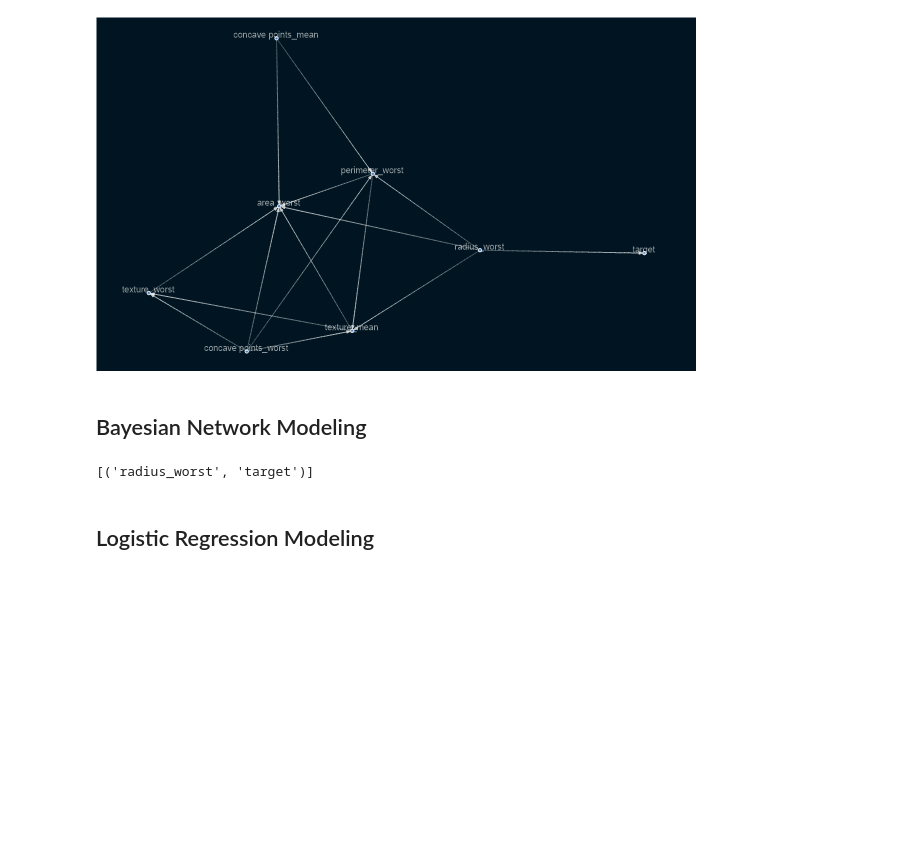
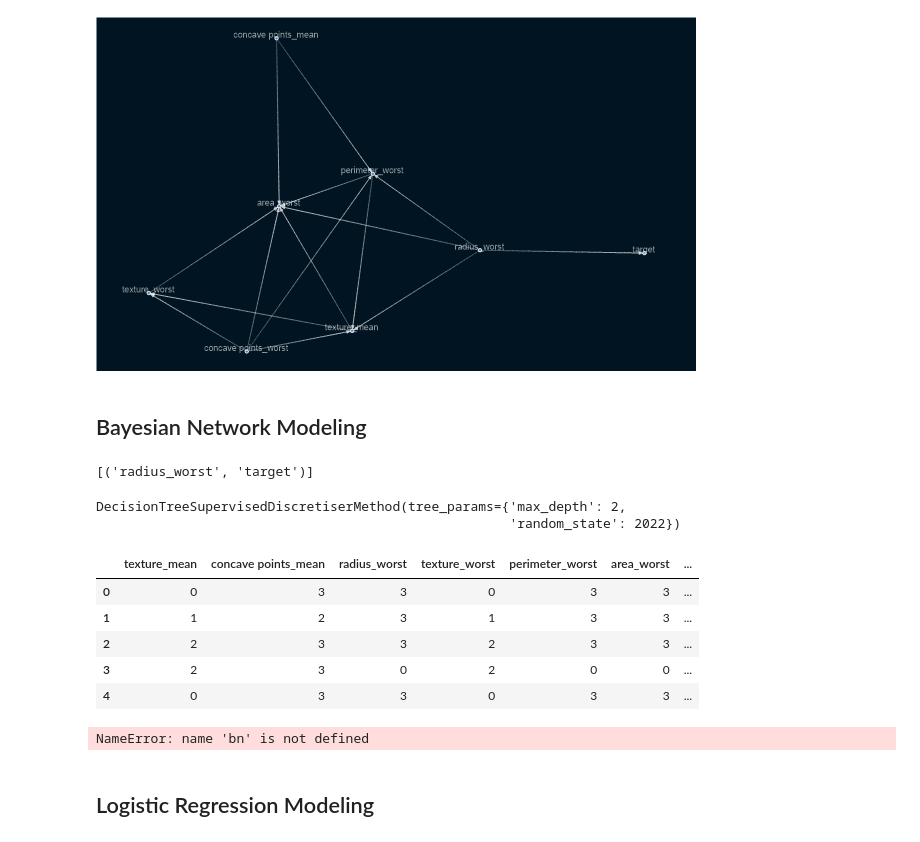
Before and after one commit to benbel376/causal_graph, a Jupyter notebook: notebooks/modeling.ipynb, the cells around one changed output. Cells and saved outputs as stored; diff of their text form; code cells hidden in the pictures; blank space fills up the shorter version.

```diff
--- a/notebooks/modeling.ipynb
+++ b/notebooks/modeling.ipynb
@@ -252,5 +252,53 @@ blanket = sm_n.get_markov_blanket('target')
 print(blanket.edges)
 # %% [output]
 [('radius_worst', 'target')]
+# %%
+from causalnex.discretiser.discretiser_strategy import (
+    DecisionTreeSupervisedDiscretiserMethod,
+)
+tree_discretiser = DecisionTreeSupervisedDiscretiserMethod(
+    mode="single",
+    tree_params={"max_depth": 2, "random_state": 2022},
+)
+tree_discretiser.fit(
+    feat_names=selected_feat,
+    dataframe=pure_df,
+    target_continuous=True,
+    target="target",
+)
+# %% [output]
+DecisionTreeSupervisedDiscretiserMethod(tree_params={'max_depth': 2,
+                                                     'random_state': 2022})
+# %%
+desc_df = pure_df.copy()
+for col in selected_feat:
+    desc_df[col] = tree_discretiser.transform(desc_df[[col]])
+desc_df.head()
+# %% [output]
+|  | texture_mean | concave points_mean | radius_worst | texture_worst | perimeter_worst | area_worst | ... |
+| 0 | 0 | 3 | 3 | 0 | 3 | 3 | ... |
+| 1 | 1 | 2 | 3 | 1 | 3 | 3 | ... |
+| 2 | 2 | 3 | 3 | 2 | 3 | 3 | ... |
+| 3 | 2 | 3 | 0 | 2 | 0 | 0 | ... |
+| 4 | 0 | 3 | 3 | 0 | 3 | 3 | ... |
+# %%
+# create Bayesian Network
+from causalnex.network import BayesianNetwork
+
+
+target_map = {0: "B", 1: "M"}
+desc_df["target"] = (
+    desc_df["target"].map(target_map)
+)
+bn = BayesianNetwork(desc_df)
+bn = bn.fit_node_states(desc_df)
+bn = bn.fit_cpds(
+    desc_df,
+    method="BayesianEstimator",
+    bayes_prior="K2",
+)
+desc_df.head()
+# %% [output]
+NameError: name 'bn' is not defined
 # %% [markdown]
 ## Logistic Regression Modeling
```
